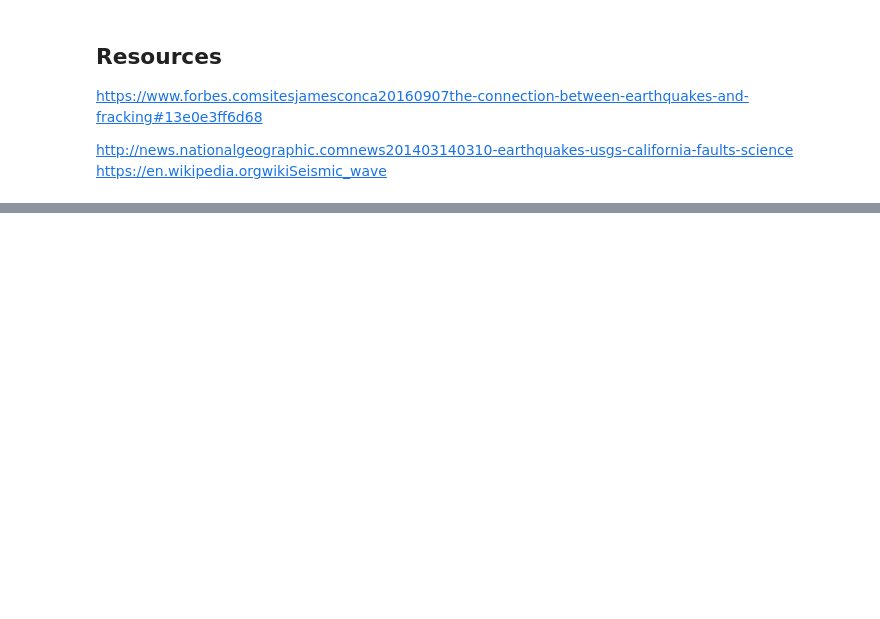
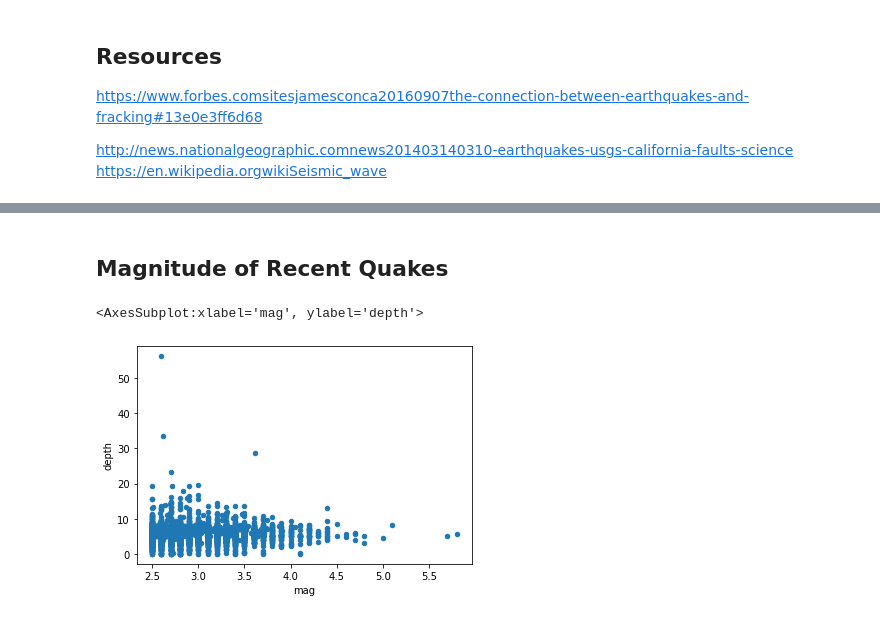
Before and after one commit to pbarton666/earthquakes, a Jupyter notebook: earthquakes.ipynb, the cells around one changed output, grey strips where cells are left out. Saved outputs shown, nothing was run; the diff lists cells and outputs as text; code cells hidden in the pictures; blank space fills up the shorter version.

```diff
--- a/earthquakes.ipynb
+++ b/earthquakes.ipynb
@@ -270,0 +116,7 @@ print("Test success rate ('naive' data):", round(test_success_rate, 2))
+# %% [markdown]
+## Magnitude of Recent Quakes
+# %%
+df[df['year']>=minyr].plot.scatter(x='mag', y='depth')
+# %% [output]
+<AxesSubplot:xlabel='mag', ylabel='depth'>
+[figure, added]
```
Also changed, not shown: parts of 56 cells of this notebook, 21 other files.
